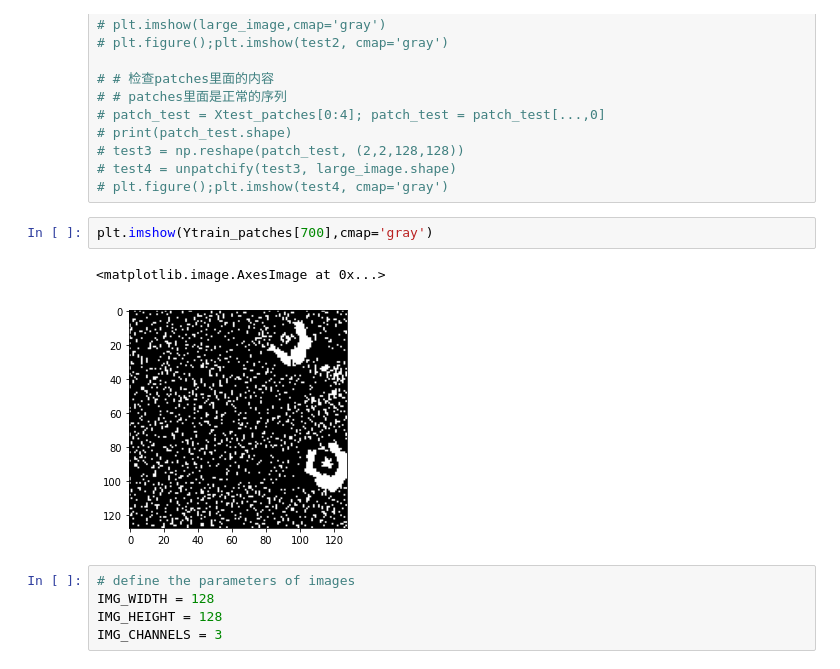
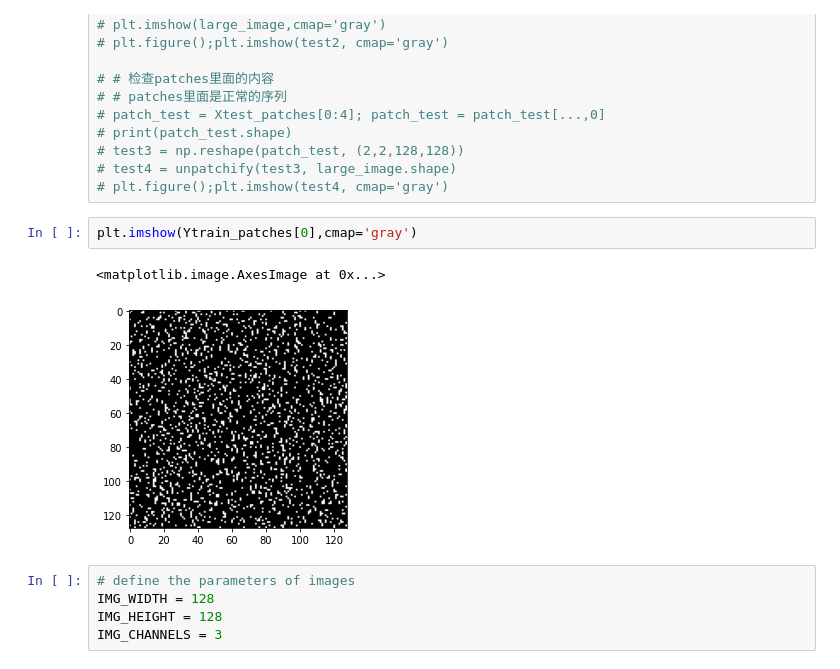
Before and after one commit to leeroyhannover/EM, a Jupyter notebook: 3dem/notebooks/Unet_synthetic.ipynb, the cells around one changed output. Saved outputs shown, nothing was run; the diff lists cells and outputs as text.

```diff
--- a/3dem/notebooks/Unet_synthetic.ipynb
+++ b/3dem/notebooks/Unet_synthetic.ipynb
@@ -178,10 +218,10 @@ Deprecated in NumPy 1.20; for more details and guidance: https://numpy.org/devdo
 # test4 = unpatchify(test3, large_image.shape)
 # plt.figure();plt.imshow(test4, cmap='gray')
 # %%
-plt.imshow(Ytrain_patches[700],cmap='gray')
+plt.imshow(Ytrain_patches[0],cmap='gray')
 # %% [output]
 <matplotlib.image.AxesImage at 0x...>
-[figure, old version]
+[figure, new version]
 # %%
 # define the parameters of images
 IMG_WIDTH = 128
```
Also changed, not shown: parts of 12 cells of this notebook, 12 other files.
